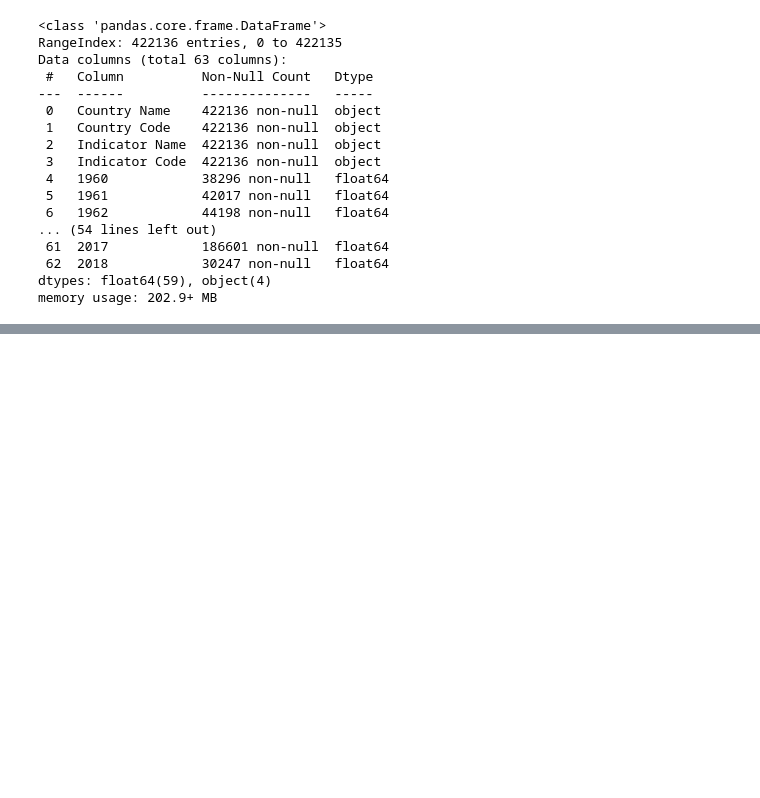
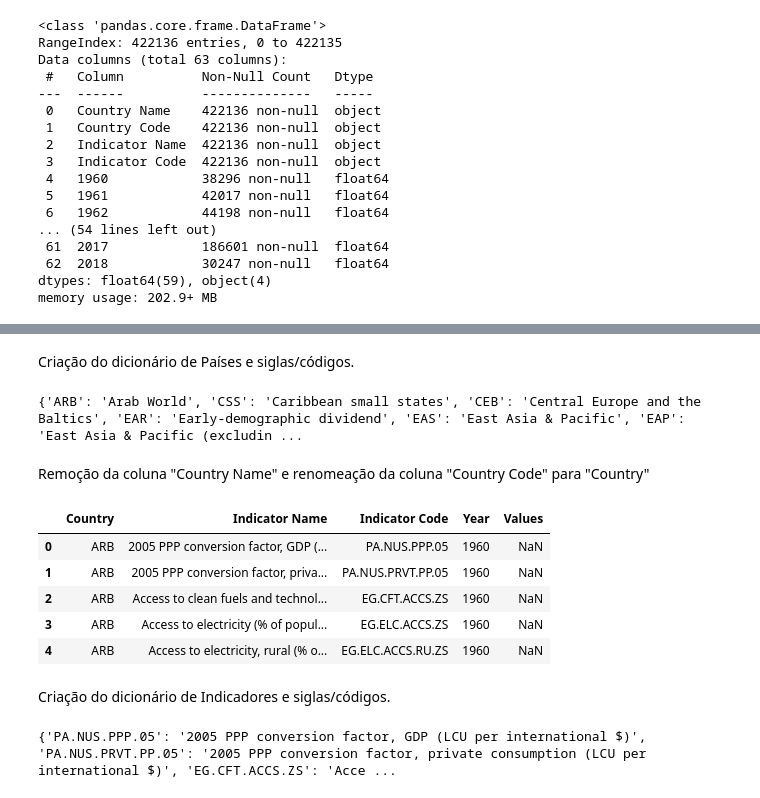
Before and after one commit to AlderiAraujo/IFPE_Projeto_TEBD, a Jupyter notebook: Projeto_TEBD.ipynb, the cells around one changed output, grey strips where cells are left out. Cells and saved outputs as stored; diff of their text form; code cells hidden in the pictures; blank space fills up the shorter version.

```diff
--- a/Projeto_TEBD.ipynb
+++ b/Projeto_TEBD.ipynb
@@ -59,0 +71,37 @@ df.head()
+# %% [markdown]
+Criação do dicionário de Países e siglas/códigos.
+# %%
+country_code = df["Country Code"].tolist()
+country_name = df["Country Name"].tolist()
+dicionario_paises = {}
+for i in range(len(country_code)):
+  dicionario_paises[country_code[i]] = country_name[i]
+
+print(dicionario_paises)
+# %% [output]
+{'ARB': 'Arab World', 'CSS': 'Caribbean small states', 'CEB': 'Central Europe and the Baltics', 'EAR': 'Early-demographic dividend', 'EAS': 'East Asia & Pacific', 'EAP': 'East Asia & Pacific (excludin ...
+# %% [markdown]
+Remoção da coluna "Country Name" e renomeação da coluna "Country Code" para "Country"
+# %%
+df.drop(columns=["Country Name"],inplace=True)
+df.rename(columns={"Country Code":"Country"},inplace=True)
+df.head()
+# %% [output]
+|  | Country | Indicator Name | Indicator Code | Year | Values |
+| 0 | ARB | 2005 PPP conversion factor, GDP (... | PA.NUS.PPP.05 | 1960 | NaN |
+| 1 | ARB | 2005 PPP conversion factor, priva... | PA.NUS.PRVT.PP.05 | 1960 | NaN |
+| 2 | ARB | Access to clean fuels and technol... | EG.CFT.ACCS.ZS | 1960 | NaN |
+| 3 | ARB | Access to electricity (% of popul... | EG.ELC.ACCS.ZS | 1960 | NaN |
+| 4 | ARB | Access to electricity, rural (% o... | EG.ELC.ACCS.RU.ZS | 1960 | NaN |
+# %% [markdown]
+Criação do dicionário de Indicadores e siglas/códigos.
+# %%
+indicator_code = df["Indicator Code"].tolist()
+indicator_name = df["Indicator Name"].tolist()
+dicionario_indicadores = {}
+for i in range(len(indicator_code)):
+  dicionario_indicadores[indicator_code[i]] = indicator_name[i]
+
+print(dicionario_indicadores)
+# %% [output]
+{'PA.NUS.PPP.05': '2005 PPP conversion factor, GDP (LCU per international $)', 'PA.NUS.PRVT.PP.05': '2005 PPP conversion factor, private consumption (LCU per international $)', 'EG.CFT.ACCS.ZS': 'Acce ...
```
Also changed, not shown: parts of 15 cells of this notebook.
